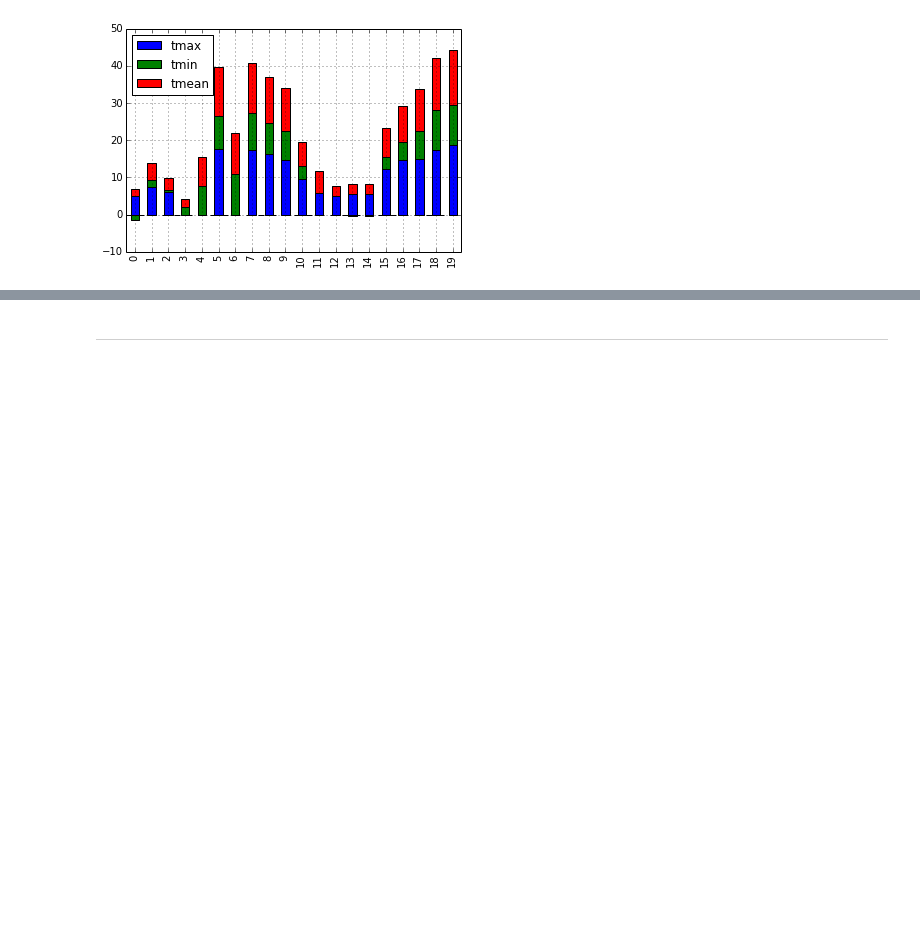
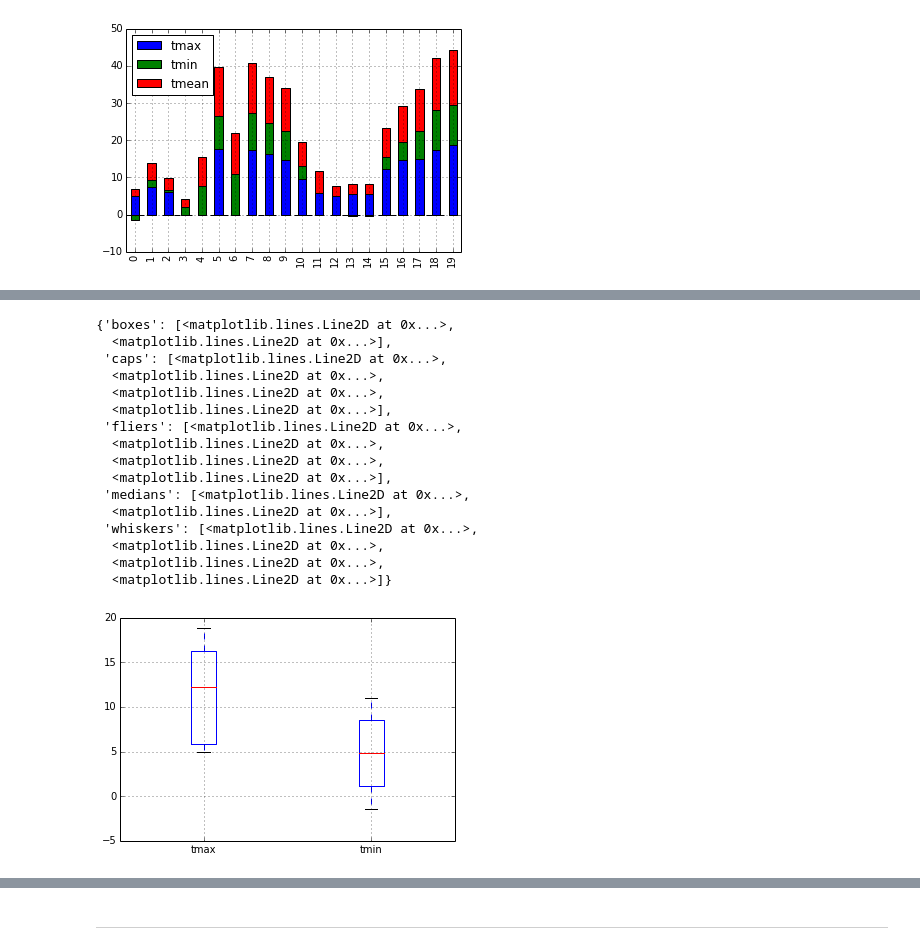
Before and after one commit to Devang-25/codeRiddles, a Jupyter notebook: hacker_rank/expansion-challenge/temperature_prediction_sample.ipynb, the cells around one changed output, grey strips where cells are left out. Drawn from its saved outputs; the diff is of its cells as text; code cells hidden in the pictures; blank space fills up the shorter version.

```diff
--- a/hacker_rank/expansion-challenge/temperature_prediction_sample.ipynb
+++ b/hacker_rank/expansion-challenge/temperature_prediction_sample.ipynb
@@ -272,0 +213,20 @@ df3[[2,3,4]].plot(kind='bar', stacked=True) # plot with mean(tmax,tmin) added as
+# %%
+df[[2,3]].boxplot()
+# %% [output]
+{'boxes': [<matplotlib.lines.Line2D at 0x...>,
+  <matplotlib.lines.Line2D at 0x...>],
+ 'caps': [<matplotlib.lines.Line2D at 0x...>,
+  <matplotlib.lines.Line2D at 0x...>,
+  <matplotlib.lines.Line2D at 0x...>,
+  <matplotlib.lines.Line2D at 0x...>],
+ 'fliers': [<matplotlib.lines.Line2D at 0x...>,
+  <matplotlib.lines.Line2D at 0x...>,
+  <matplotlib.lines.Line2D at 0x...>,
+  <matplotlib.lines.Line2D at 0x...>],
+ 'medians': [<matplotlib.lines.Line2D at 0x...>,
+  <matplotlib.lines.Line2D at 0x...>],
+ 'whiskers': [<matplotlib.lines.Line2D at 0x...>,
+  <matplotlib.lines.Line2D at 0x...>,
+  <matplotlib.lines.Line2D at 0x...>,
+  <matplotlib.lines.Line2D at 0x...>]}
+[figure, added]
```
Also changed, not shown: parts of 37 cells of this notebook, 6 other files.
